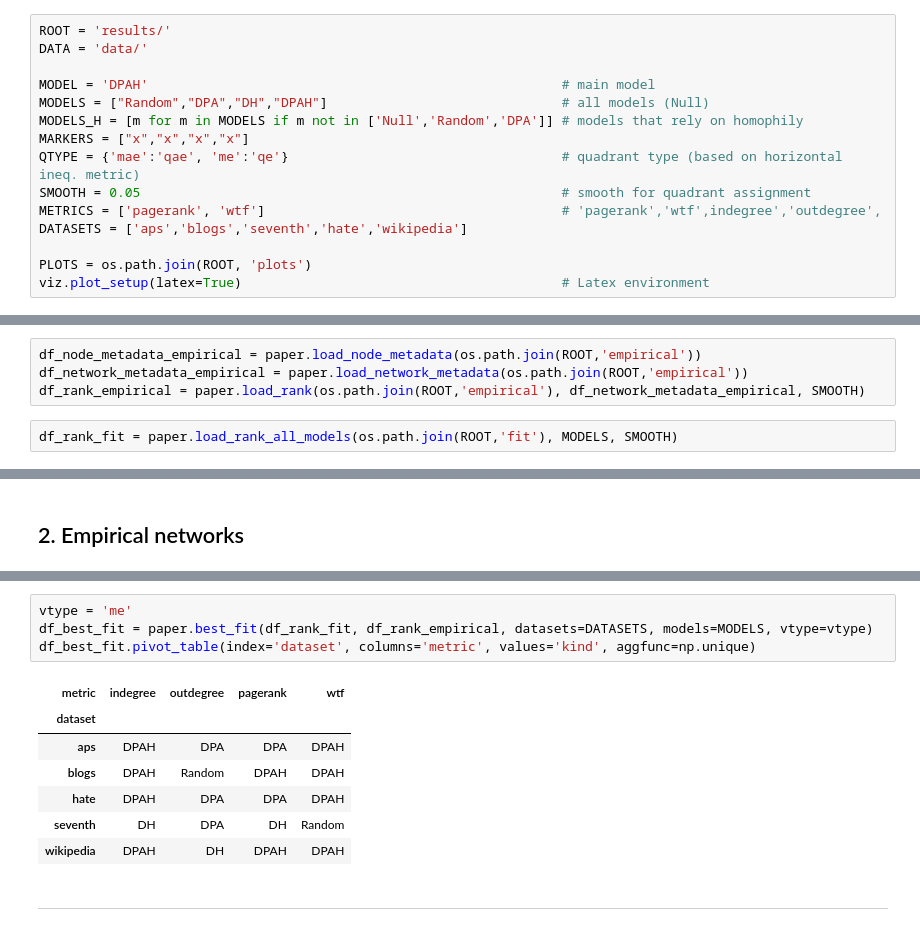
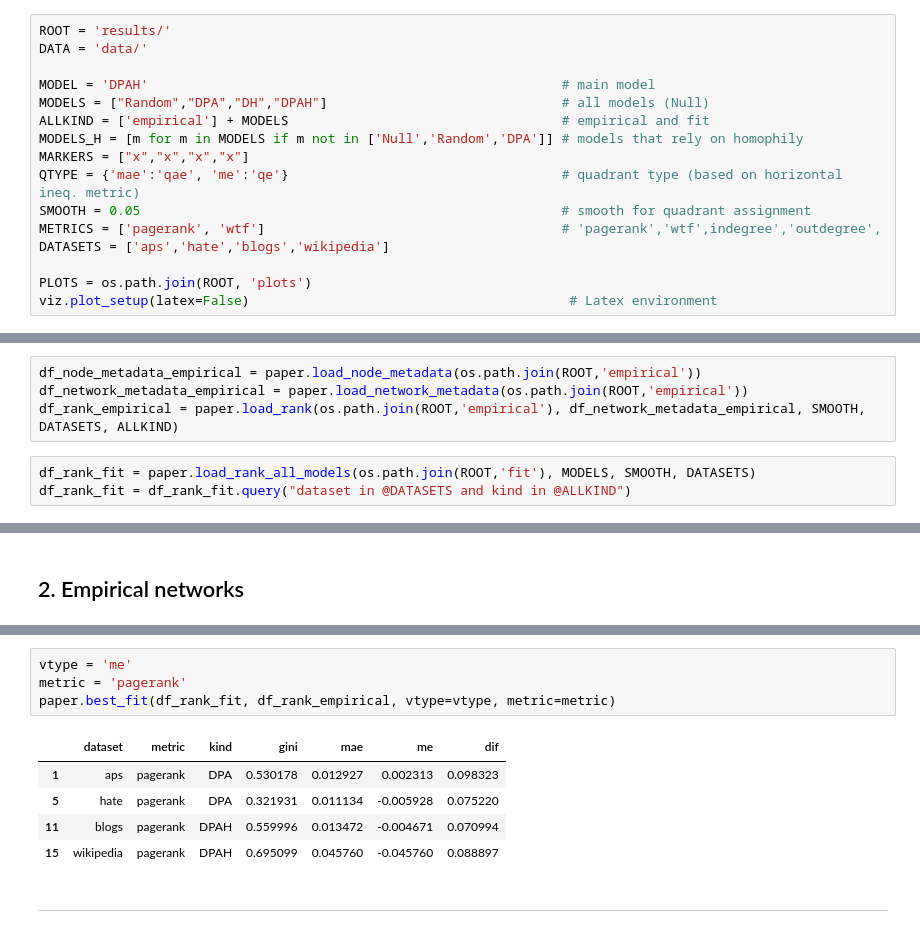
Before and after one commit to gesiscss/Homophilic_Directed_ScaleFree_Networks, a Jupyter notebook: 3. Plots in paper.ipynb, the cells around one changed output, grey strips where cells are left out. Cells and saved outputs as stored; diff of their text form.

```diff
--- a/3. Plots in paper.ipynb
+++ b/3. Plots in paper.ipynb
@@ -34,23 +53,25 @@ DATA = 'data/'
 
 MODEL = 'DPAH'                                                     # main model
 MODELS = ["Random","DPA","DH","DPAH"]                              # all models (Null)
+ALLKIND = ['empirical'] + MODELS                                   # empirical and fit
 MODELS_H = [m for m in MODELS if m not in ['Null','Random','DPA']] # models that rely on homophily
 MARKERS = ["x","x","x","x"]
 QTYPE = {'mae':'qae', 'me':'qe'}                                   # quadrant type (based on horizontal ineq. metric)
 SMOOTH = 0.05                                                      # smooth for quadrant assignment
 METRICS = ['pagerank', 'wtf']                                      # 'pagerank','wtf',indegree','outdegree',
-DATASETS = ['aps','blogs','seventh','hate','wikipedia']
+DATASETS = ['aps','hate','blogs','wikipedia']
 
 PLOTS = os.path.join(ROOT, 'plots')
-viz.plot_setup(latex=True)                                         # Latex environment
+viz.plot_setup(latex=False)                                         # Latex environment
 # %% [markdown]
 <h2>Data</h2>
 # %%
 df_node_metadata_empirical = paper.load_node_metadata(os.path.join(ROOT,'empirical'))
 df_network_metadata_empirical = paper.load_network_metadata(os.path.join(ROOT,'empirical'))
-df_rank_empirical = paper.load_rank(os.path.join(ROOT,'empirical'), df_network_metadata_empirical, SMOOTH)
+df_rank_empirical = paper.load_rank(os.path.join(ROOT,'empirical'), df_network_metadata_empirical, SMOOTH, DATASETS, ALLKIND)
 # %%
-df_rank_fit = paper.load_rank_all_models(os.path.join(ROOT,'fit'), MODELS, SMOOTH)
+df_rank_fit = paper.load_rank_all_models(os.path.join(ROOT,'fit'), MODELS, SMOOTH, DATASETS)
+df_rank_fit = df_rank_fit.query("dataset in @DATASETS and kind in @ALLKIND")
 # %%
 df_rank = df_rank_empirical.copy()
 df_rank = df_rank.append(df_rank_fit[df_rank.columns], ignore_index=True)
@@ -134,14 +159,12 @@ results-batch/plots/vh_ineq_empirical_fit_me_pagerank_all.pdf saved!
 # %%
 vtype = 'me'
-df_best_fit = paper.best_fit(df_rank_fit, df_rank_empirical, datasets=DATASETS, models=MODELS, vtype=vtype)
-df_best_fit.pivot_table(index='dataset', columns='metric', values='kind', aggfunc=np.unique)
+metric = 'pagerank'
+paper.best_fit(df_rank_fit, df_rank_empirical, vtype=vtype, metric=metric)
 # %% [output]
-| metric | indegree | outdegree | pagerank | wtf |
-| dataset |  |  |  |  |
-| aps | DPAH | DPA | DPA | DPAH |
-| blogs | DPAH | Random | DPAH | DPAH |
-| hate | DPAH | DPA | DPA | DPAH |
-| seventh | DH | DPA | DH | Random |
-| wikipedia | DPAH | DH | DPAH | DPAH |
+|  | dataset | metric | kind | gini | mae | me | dif |
+| 1 | aps | pagerank | DPA | 0.530178 | 0.012927 | 0.002313 | 0.098323 |
+| 5 | hate | pagerank | DPA | 0.321931 | 0.011134 | -0.005928 | 0.075220 |
+| 11 | blogs | pagerank | DPAH | 0.559996 | 0.013472 | -0.004671 | 0.070994 |
+| 15 | wikipedia | pagerank | DPAH | 0.695099 | 0.045760 | -0.045760 | 0.088897 |
 # %% [markdown]
 -----
```
Also changed, not shown: parts of 8 cells of this notebook, 10 other files.
